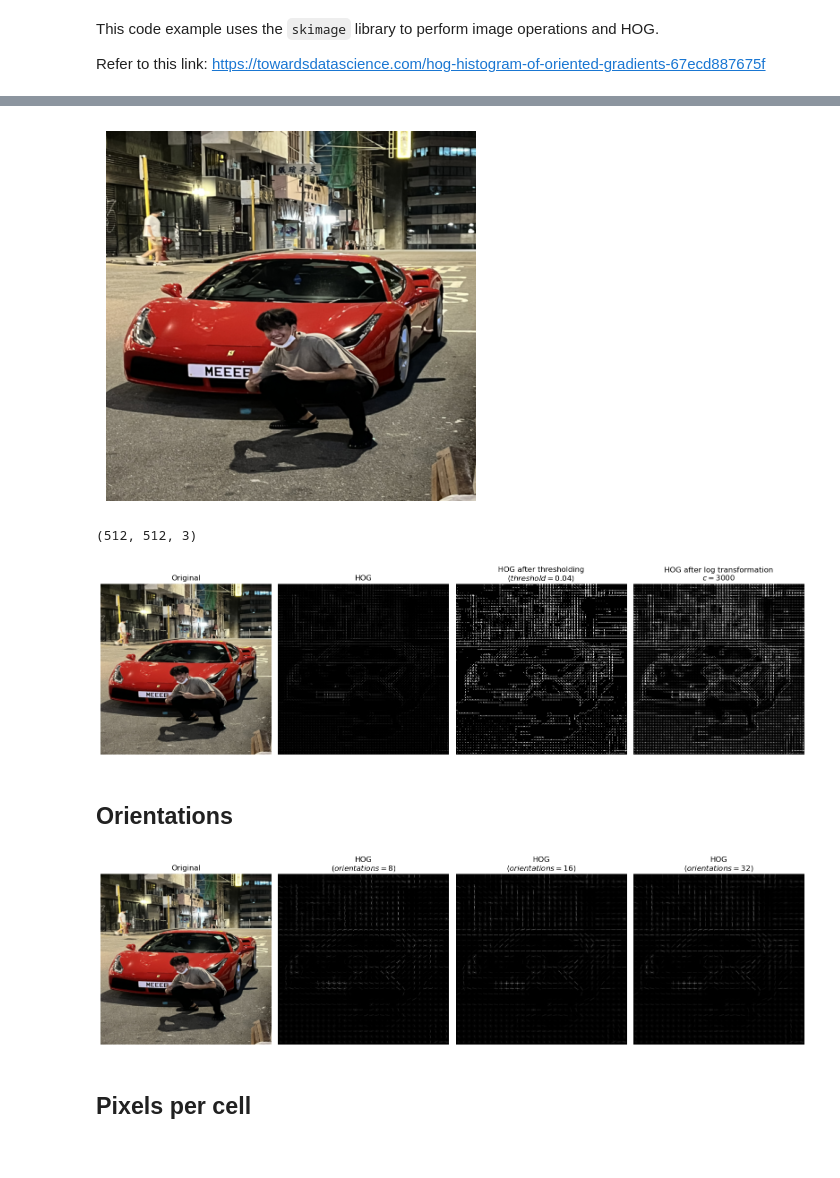
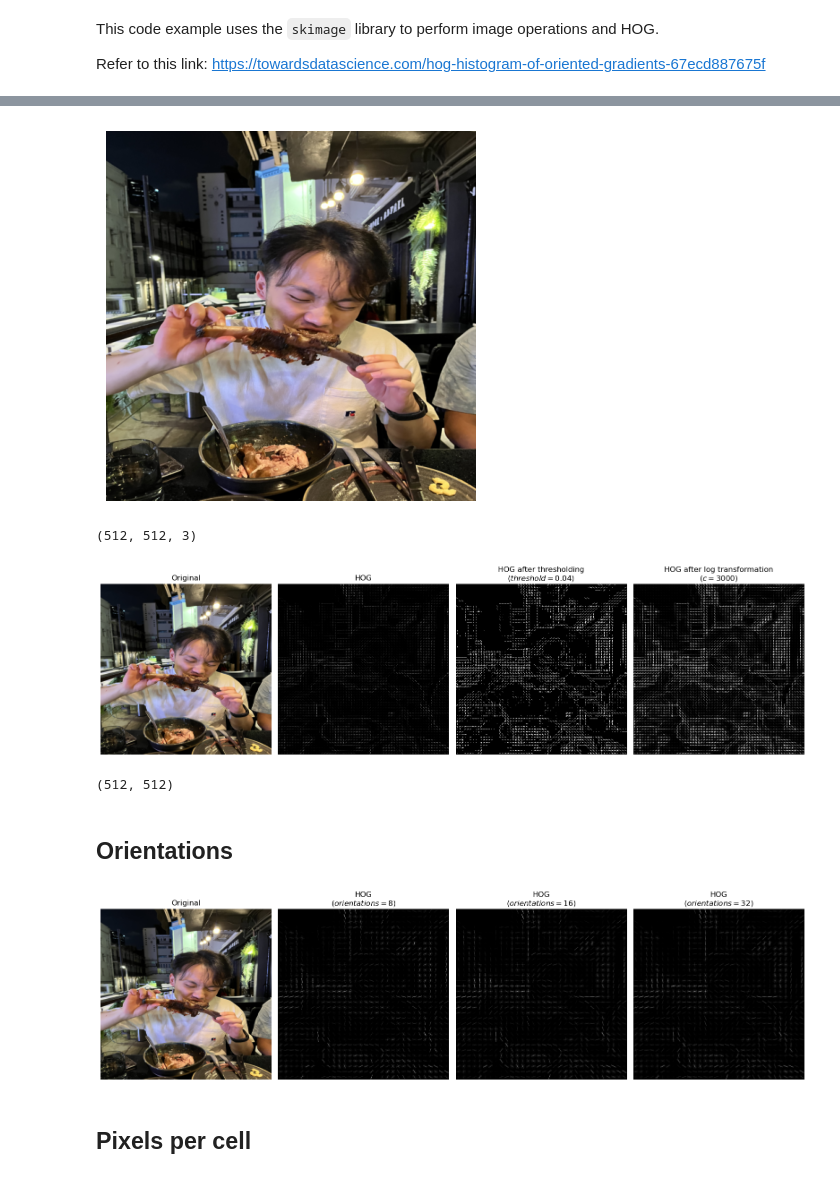
Before and after one commit to fongc123/notes, a Jupyter notebook: src/image processing/hog.ipynb, the cells around one changed output, grey strips where cells are left out. Cells and saved outputs as stored; diff of their text form; code cells hidden in the pictures.

```diff
--- a/src/image processing/hog.ipynb
+++ b/src/image processing/hog.ipynb
@@ -27,6 +27,6 @@ def log_transform(img, c = 1):
 # %%
 # load in image
 # img = imread("image.png")
-img = imread("yan.png")
+img = imread("sam.png")
 show_image(img)
 # %% [output]
@@ -40,7 +40,7 @@ SCALE = 4
 img = resize(img, (ONETWENTYEIGHT * SCALE, ONETWENTYEIGHT * SCALE))
 show_image(img)
 # %% [output]
-[figure, old version]
+[figure, new version]
 (512, 512, 3)
 # %%
 THRESHOLD = 0.04
@@ -55,35 +55,39 @@ fd, hog_image = hog(
     channel_axis = -1
 )
 # hog_image = exposure.rescale_intensity(hog_image, in_range = (0, 255))
 # hog_image = exposure.equalize_adapthist(hog_image)
 threshold_hog = np.copy(hog_image)
 threshold_hog[threshold_hog >= THRESHOLD] = 255
 
 log_hog = np.copy(hog_image)
 log_hog = log_transform(log_hog, C)
 
 fig, (ax1, ax2, ax3, ax4) = plt.subplots(1, 4, figsize = (16, 6), sharex = True, sharey = True)
 
 ax1.imshow(img)
 ax1.set_title("Original")
 ax1.axis("off")
 
 ax2.imshow(hog_image, cmap = 'gray')
 ax2.set_title("HOG")
 ax2.axis("off")
 
 ax3.imshow(threshold_hog, cmap = 'gray')
 ax3.set_title("HOG after thresholding\n($threshold={}$)".format(THRESHOLD))
 ax3.axis("off")
 
 ax4.imshow(log_hog, cmap = 'gray')
-ax4.set_title("HOG after log transformation\n$c={}$".format(C))
+ax4.set_title("HOG after log transformation\n$(c={})$".format(C))
 ax4.axis("off")
 
 fig.tight_layout()
 fig.show()
 # %% [output]
-[figure, old version]
+[figure, new version]
+# %%
+print(hog_image.shape)
+# %% [output]
+(512, 512)
 # %% [markdown]
 ## Orientations
 # %%
@@ -113,7 +117,7 @@ for i, (ax, o) in enumerate(zip(axes, ORIENTATIONS)):
 fig.tight_layout()
 fig.show()
 # %% [output]
-[figure, old version]
+[figure, new version]
 # %% [markdown]
 ## Pixels per cell
 # %%
```
Also changed, not shown: parts of 3 cells of this notebook.
